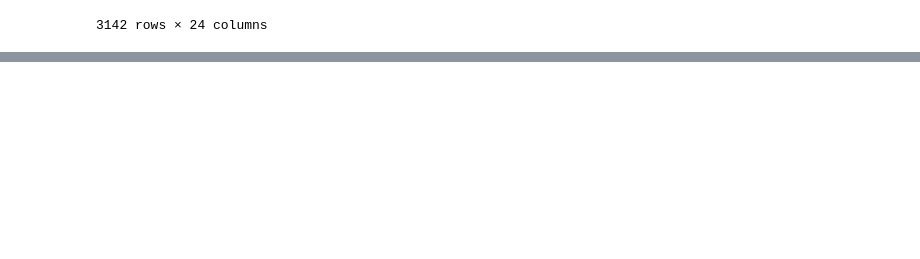
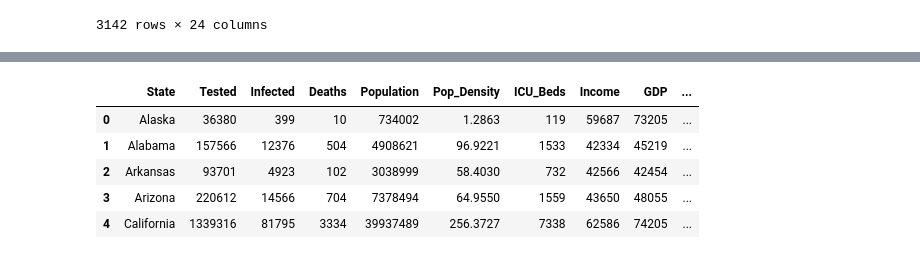
Before and after one commit to RHartley09/Project_1, a Jupyter notebook: JPB-conversion-import-TEST.ipynb, the cells around one changed output, grey strips where cells are left out. Cells and saved outputs as stored; diff of their text form; code cells hidden in the pictures; blank space fills up the shorter version.

```diff
--- a/JPB-conversion-import-TEST.ipynb
+++ b/JPB-conversion-import-TEST.ipynb
@@ -295,0 +306,3 @@ PermissionError: [Errno 13] Permission denied: 'clean_data/county_data_merged.cs
+# %%
+cov_state_df = cov_state_df.drop(['Gini', 'Pollution', 'Med-Large Airports', 'Temperature', 'Urban', 'Sex Ratio', 'Smoking Rate'], axis=1)
+cov_state_df
@@ -295,0 +327,10 @@ PermissionError: [Errno 13] Permission denied: 'clean_data/county_data_merged.cs
+# %%
+cov_state_df.columns = cov_state_df.columns.str.replace(' ', '_')
+cov_state_df.head()
+# %% [output]
+|  | State | Tested | Infected | Deaths | Population | Pop_Density | ICU_Beds | Income | GDP | ... |
+| 0 | Alaska | 36380 | 399 | 10 | 734002 | 1.2863 | 119 | 59687 | 73205 | ... |
+| 1 | Alabama | 157566 | 12376 | 504 | 4908621 | 96.9221 | 1533 | 42334 | 45219 | ... |
+| 2 | Arkansas | 93701 | 4923 | 102 | 3038999 | 58.4030 | 732 | 42566 | 42454 | ... |
+| 3 | Arizona | 220612 | 14566 | 704 | 7378494 | 64.9550 | 1559 | 43650 | 48055 | ... |
+| 4 | California | 1339316 | 81795 | 3334 | 39937489 | 256.3727 | 7338 | 62586 | 74205 | ... |
```
Also changed, not shown: parts of 4 cells of this notebook, 1 other file.
